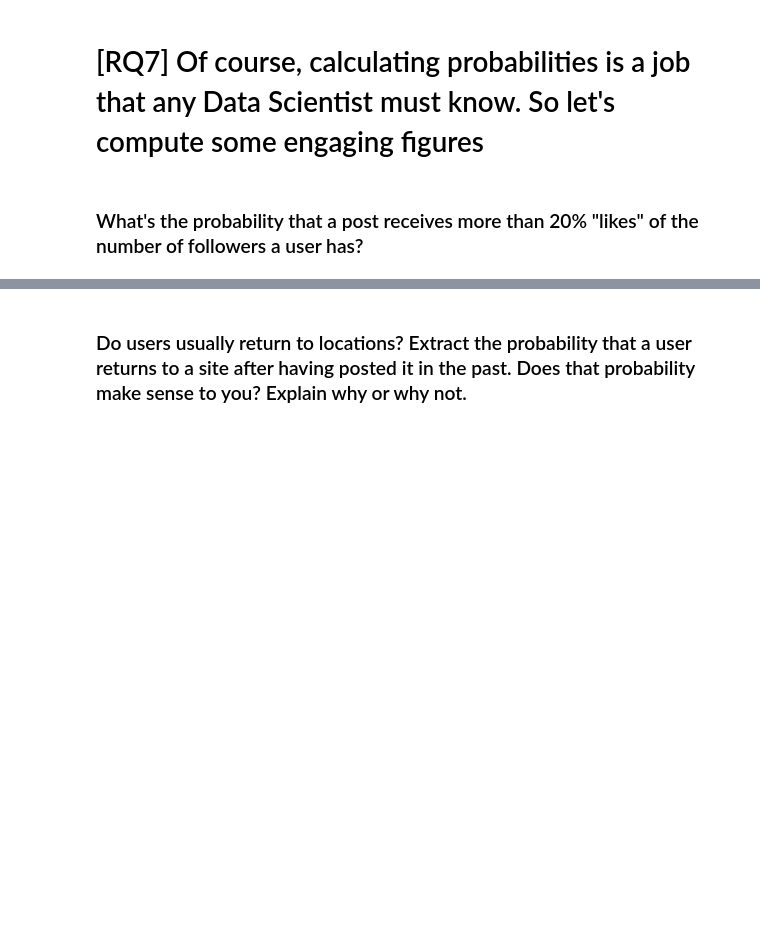
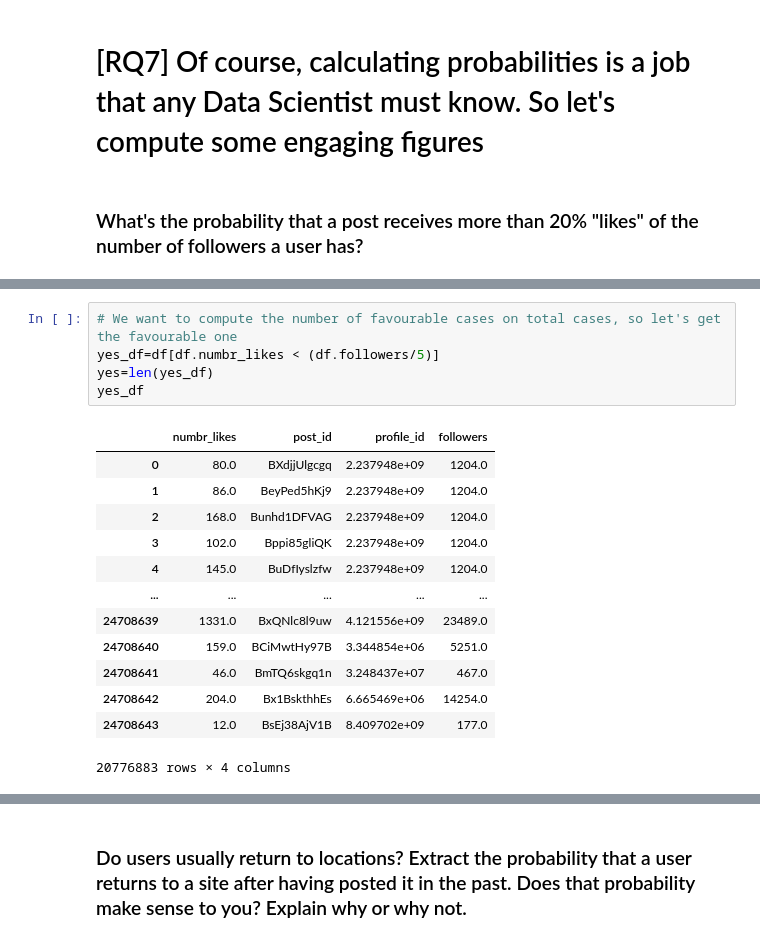
Before and after one commit to MRampo/ADM-HMW2, a Jupyter notebook: 2HW_ADM.ipynb, the cells around one changed output, grey strips where cells are left out. Drawn from its saved outputs; the diff is of its cells as text; blank space fills up the shorter version.

```diff
--- a/2HW_ADM.ipynb
+++ b/2HW_ADM.ipynb
@@ -389,0 +490,19 @@ df
+# %%
+# We want to compute the number of favourable cases on total cases, so let's get the favourable one
+yes_df=df[df.numbr_likes < (df.followers/5)]
+yes=len(yes_df)
+yes_df
+# %% [output]
+|  | numbr_likes | post_id | profile_id | followers |
+| 0 | 80.0 | BXdjjUlgcgq | 2.237948e+09 | 1204.0 |
+| 1 | 86.0 | BeyPed5hKj9 | 2.237948e+09 | 1204.0 |
+| 2 | 168.0 | Bunhd1DFVAG | 2.237948e+09 | 1204.0 |
+| 3 | 102.0 | Bppi85gliQK | 2.237948e+09 | 1204.0 |
+| 4 | 145.0 | BuDfIyslzfw | 2.237948e+09 | 1204.0 |
+| ... | ... | ... | ... | ... |
+| 24708639 | 1331.0 | BxQNlc8l9uw | 4.121556e+09 | 23489.0 |
+| 24708640 | 159.0 | BCiMwtHy97B | 3.344854e+06 | 5251.0 |
+| 24708641 | 46.0 | BmTQ6skgq1n | 3.248437e+07 | 467.0 |
+| 24708642 | 204.0 | Bx1BskthhEs | 6.665469e+06 | 14254.0 |
+| 24708643 | 12.0 | BsEj38AjV1B | 8.409702e+09 | 177.0 |
+20776883 rows × 4 columns
```
Also changed, not shown: parts of 14 cells of this notebook.
